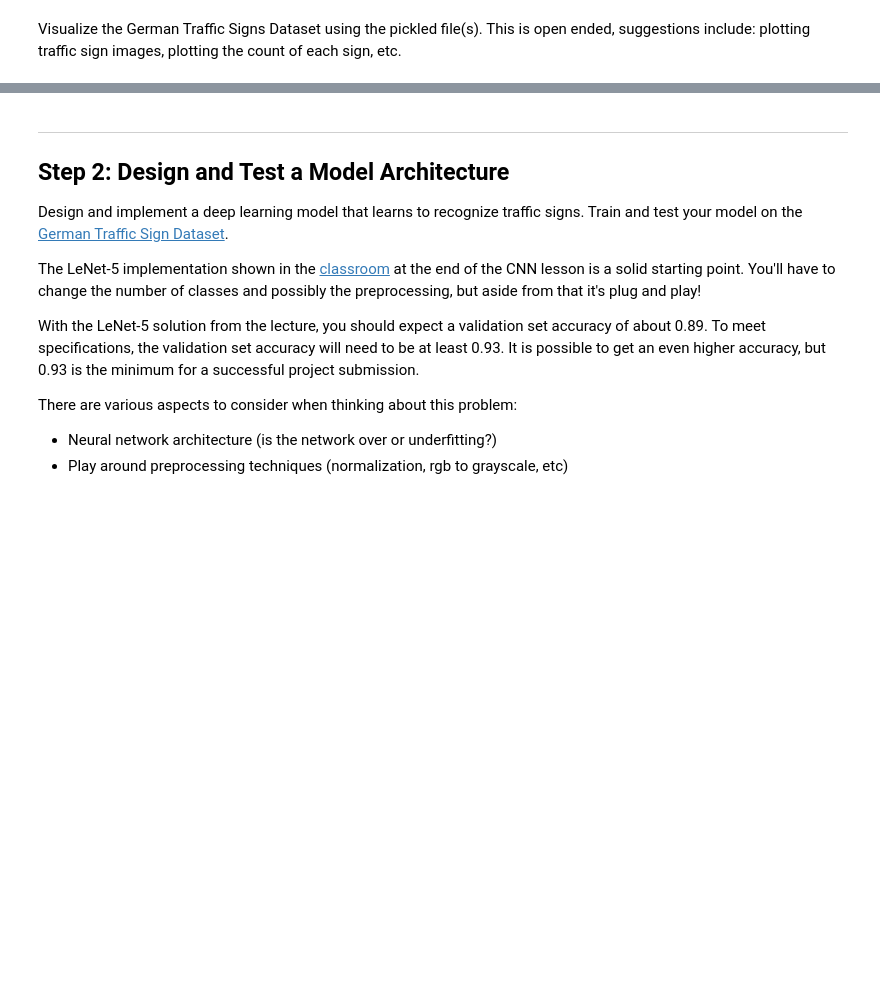
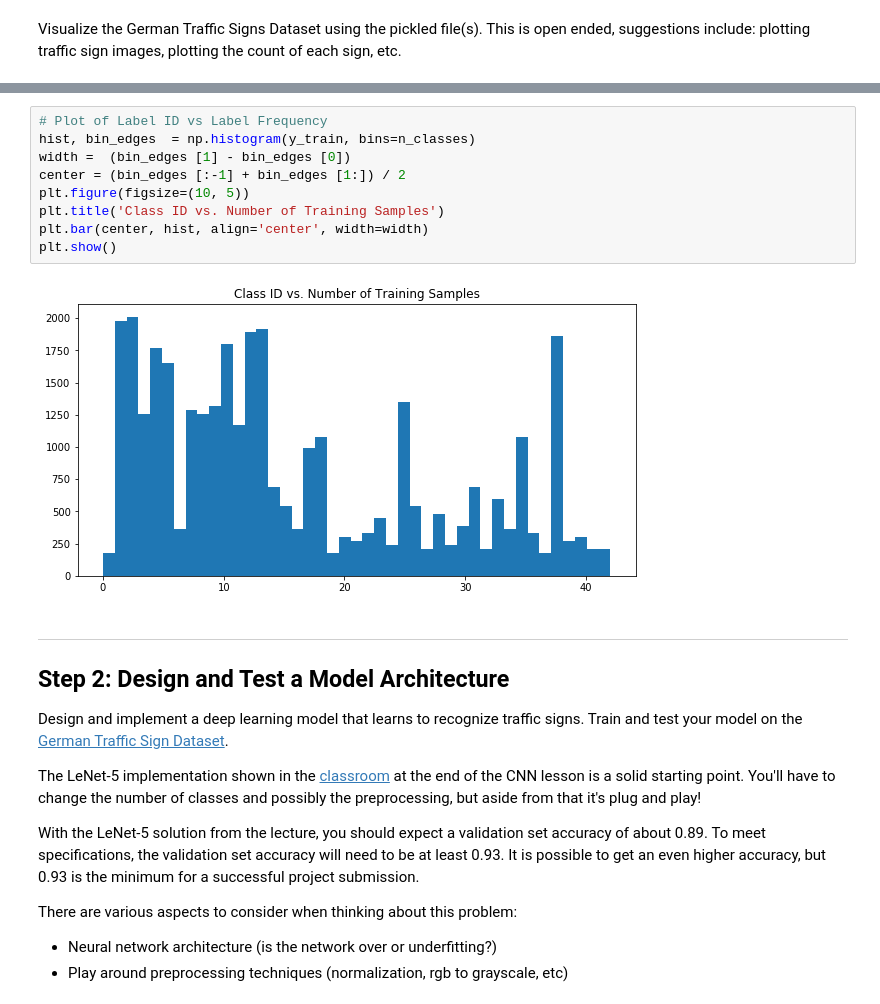
Before and after one commit to paradox56/CarND-Traffic-Sign-Classifier-Project, a Jupyter notebook: Traffic_Sign_Classifier.ipynb, the cells around one changed output, grey strips where cells are left out. Cells and saved outputs as stored; diff of their text form; blank space fills up the shorter version.

```diff
--- a/Traffic_Sign_Classifier.ipynb
+++ b/Traffic_Sign_Classifier.ipynb
@@ -108,3 +111,14 @@ for index in unique_indices:
+# %%
+# Plot of Label ID vs Label Frequency
+hist, bin_edges  = np.histogram(y_train, bins=n_classes)
+width =  (bin_edges [1] - bin_edges [0])
+center = (bin_edges [:-1] + bin_edges [1:]) / 2
+plt.figure(figsize=(10, 5))
+plt.title('Class ID vs. Number of Training Samples')
+plt.bar(center, hist, align='center', width=width)
+plt.show()
+# %% [output]
+[figure, added]
 # %% [markdown]
 ----
 
```
Also changed, not shown: parts of 23 cells of this notebook, 26 other files.
